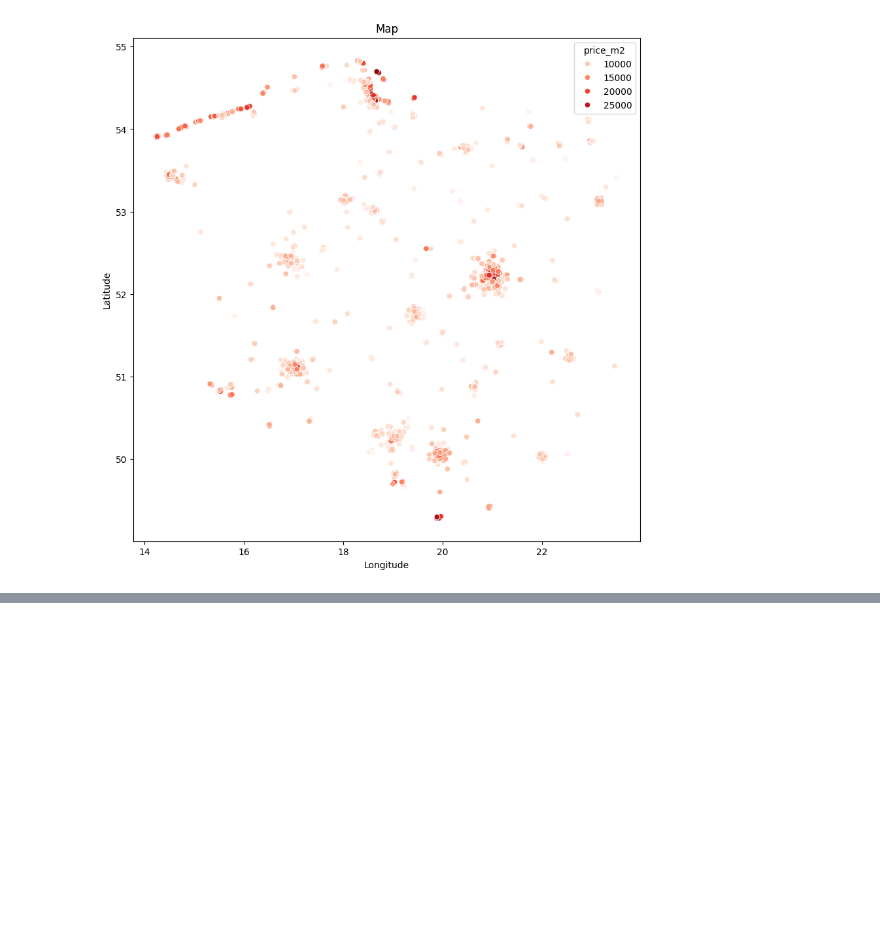
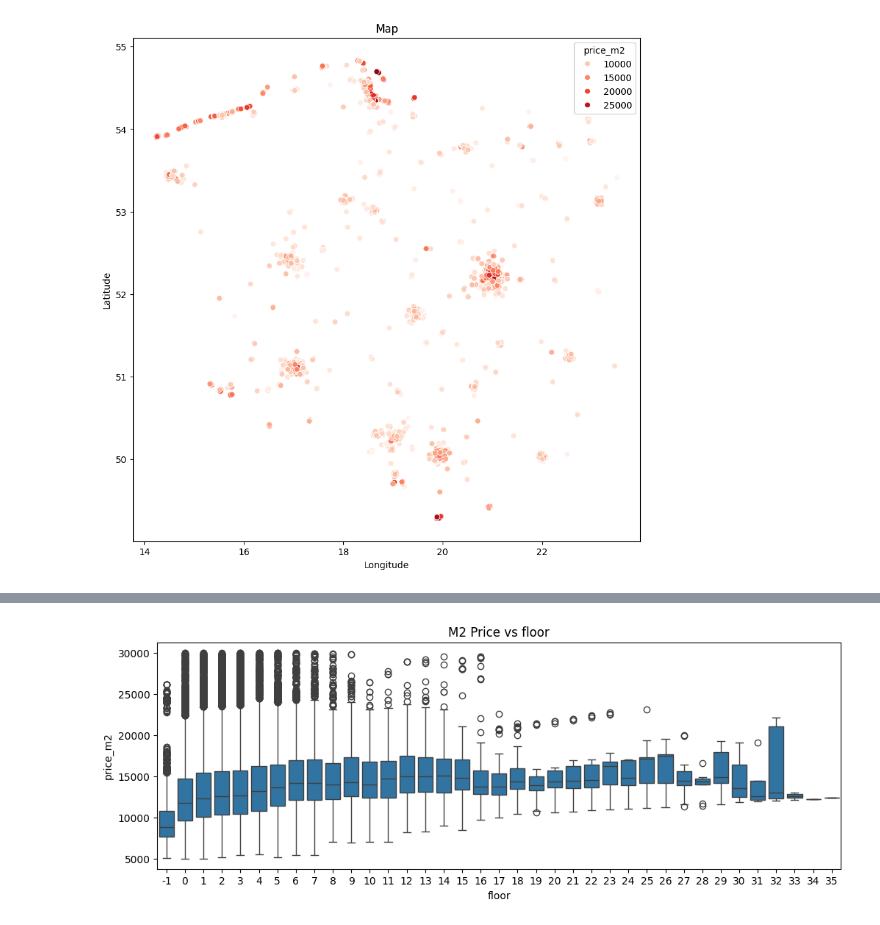
Before and after one commit to sailor-elite/Apartment_Model, a Jupyter notebook: Prices_model.ipynb, the cells around one changed output, grey strips where cells are left out. Cells and saved outputs as stored; diff of their text form; code cells hidden in the pictures; blank space fills up the shorter version.

```diff
--- a/Prices_model.ipynb
+++ b/Prices_model.ipynb
@@ -251,0 +313,11 @@ data["all"].to_parquet("prices_v1.parquet", index = False)
+# %%
+data['all']['floor'] = data['all']['floor'].astype(int)
+# %%
+plt.figure(figsize=(12,4))
+sns.boxplot(data = data['all'],
+            x = "floor",
+            y = "price_m2",)
+plt.title("M2 Price vs floor")
+plt.show()
+# %% [output]
+[figure, added]
```
Also changed, not shown: parts of 19 cells of this notebook.
